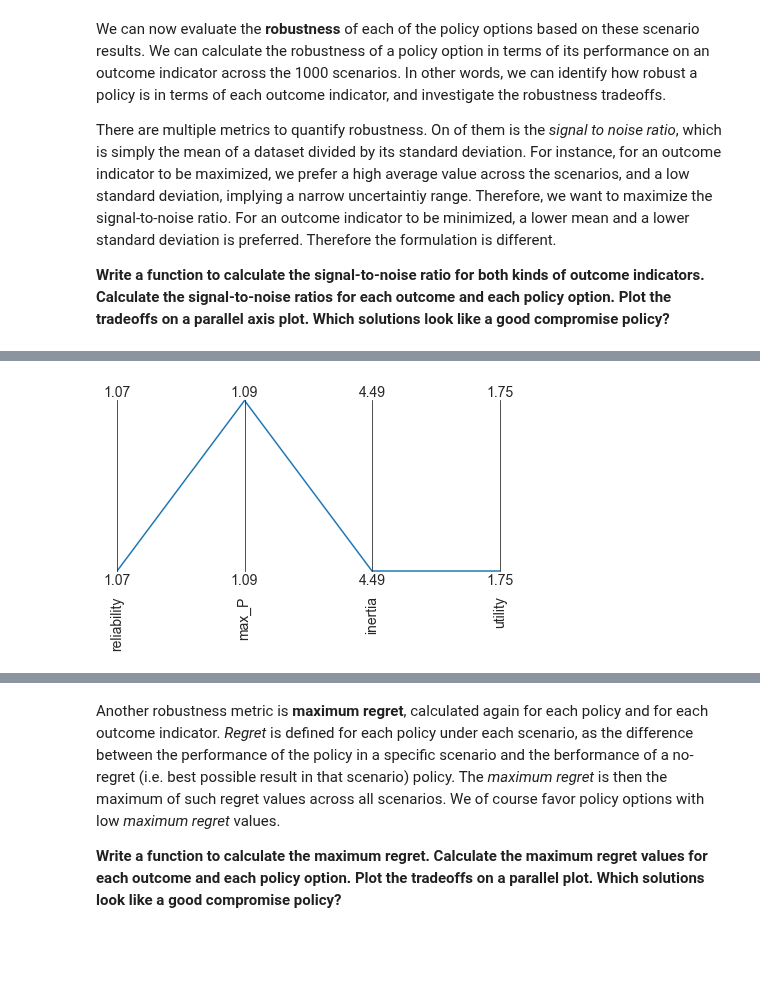
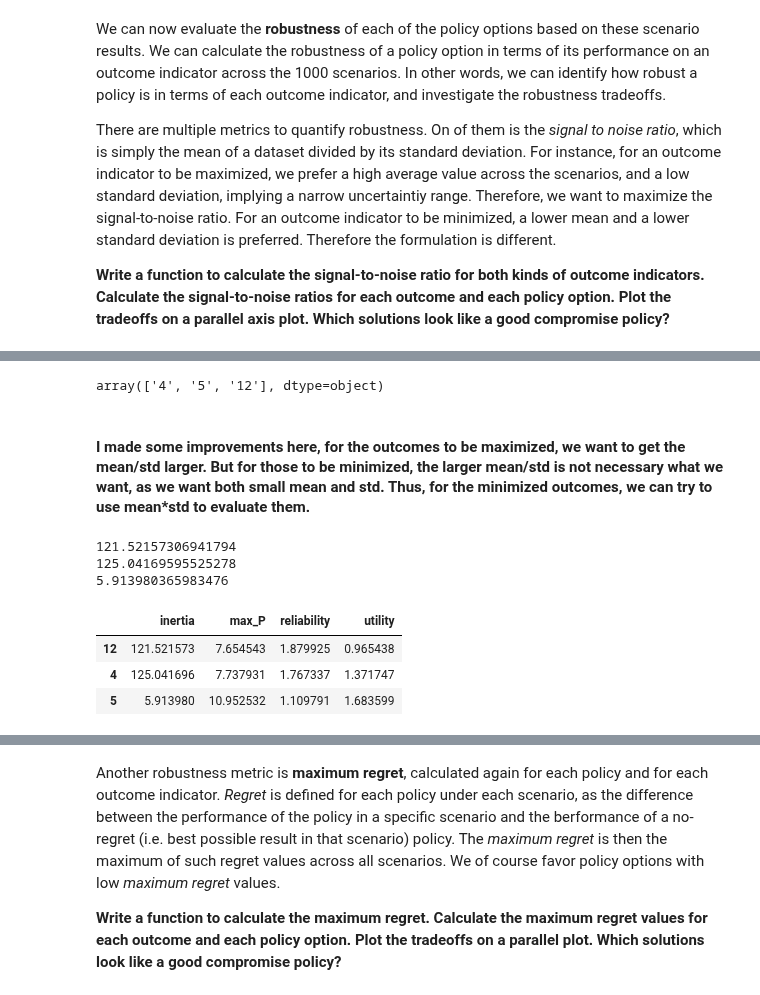
Before and after one commit to triple-capacho/EPA1361, a Jupyter notebook: Week 5-6 - robustness and direct search/assignment 8 - MORDM.ipynb, the cells around one changed output, grey strips where cells are left out. Saved outputs shown, nothing was run; the diff lists cells and outputs as text; code cells hidden in the pictures; blank space fills up the shorter version.

```diff
--- a/Week 5-6 - robustness and direct search/assignment 8 - MORDM.ipynb
+++ b/Week 5-6 - robustness and direct search/assignment 8 - MORDM.ipynb
@@ -359,3 +398,7 @@ sn_reliability = outcomes['reliability'] # Maximize
 sn_utility = outcomes['utility'] # Maximize
 sn_maxP = outcomes['max_P'] # Minimize
 sn_inertia = outcomes['inertia'] # Maximize
+# %%
+experiments['policy'].unique()
+# %% [output]
+array(['4', '5', '12'], dtype=object)
@@ -362,29 +410,40 @@ sn_inertia = outcomes['inertia'] # Maximize
+# %% [markdown]
+#### I made some improvements here, for the outcomes to be maximized, we want to get the mean/std larger. But for those to be minimized, the larger mean/std is not necessary what we want, as we want both small mean and std. Thus, for the minimized outcomes, we can try to use mean*std to evaluate them.
 # %%
 import numpy as np
 import pandas as pd
-def s_to_n(data):
+
+def s_to_n(data, type = 'maximize' ):
         mean = np.mean(data)
         std = np.std(data)
-        sn = mean / std
+        if type == 'maximize':
+            sn = mean / std
+        else:
+            sn =  mean * std
         return sn
 # for an outcome indicator to be maximized, we prefer a high average value across the scenarios, and a low standard deviation, implying a narrow uncertaintiy range.
 
-sn_dict = {}
-sn_dict['reliability'] = [s_to_n(sn_reliability)]
-sn_dict['max_P'] = [s_to_n(sn_maxP)]
-sn_dict['inertia'] = [s_to_n(sn_inertia)]
-sn_dict['utility'] = [s_to_n(sn_utility)]
+all_dict = {}
+for policy in np.unique(experiments['policy']):
+# Need to investigate the outcomes per policy option
+    sn_dict = {}
+    # Get the signal-to noise ratio per outcome
+    sn_dict['reliability'] = s_to_n(sn_reliability[experiments['policy'] == policy])
+    sn_dict['max_P']= s_to_n(sn_maxP[experiments['policy'] == policy], type = 'minimize')
+    sn_dict['inertia'] = s_to_n(sn_inertia[experiments['policy'] == policy])
+    sn_dict['utility'] = s_to_n(sn_utility[experiments['policy'] == policy])
 
-
-sn_df = pd.DataFrame.from_dict(sn_dict)
-
-
-limits = parcoords.get_limits(sn_df)
-axes = parcoords.ParallelAxes(limits)
-axes.plot(sn_df)
-
-# we invert this axis so direction of desirability is the same
-axes.invert_axis('max_P')
-plt.show()
+    all_dict[policy] = sn_dict
+    # To gather all the outcomes of one policy
+sn_df = pd.DataFrame.from_dict(all_dict).T
 # %% [output]
-[figure, removed]
+121.52157306941794
+125.04169595525278
+5.913980365983476
+# %%
+sn_df
+# %% [output]
+|  | inertia | max_P | reliability | utility |
+| 12 | 121.521573 | 7.654543 | 1.879925 | 0.965438 |
+| 4 | 125.041696 | 7.737931 | 1.767337 | 1.371747 |
+| 5 | 5.913980 | 10.952532 | 1.109791 | 1.683599 |
```
Also changed, not shown: parts of 34 cells of this notebook.
